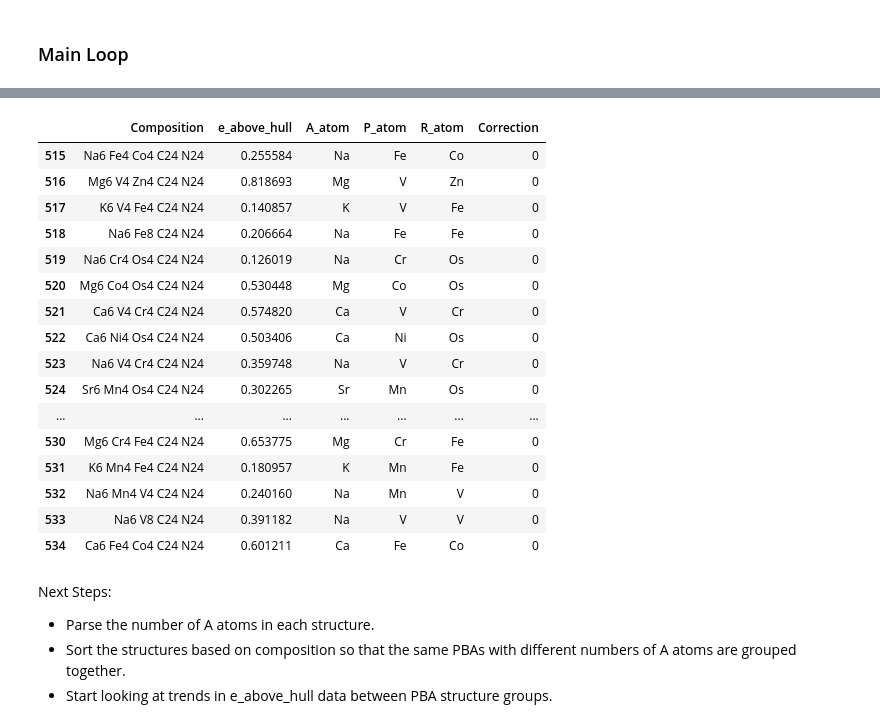
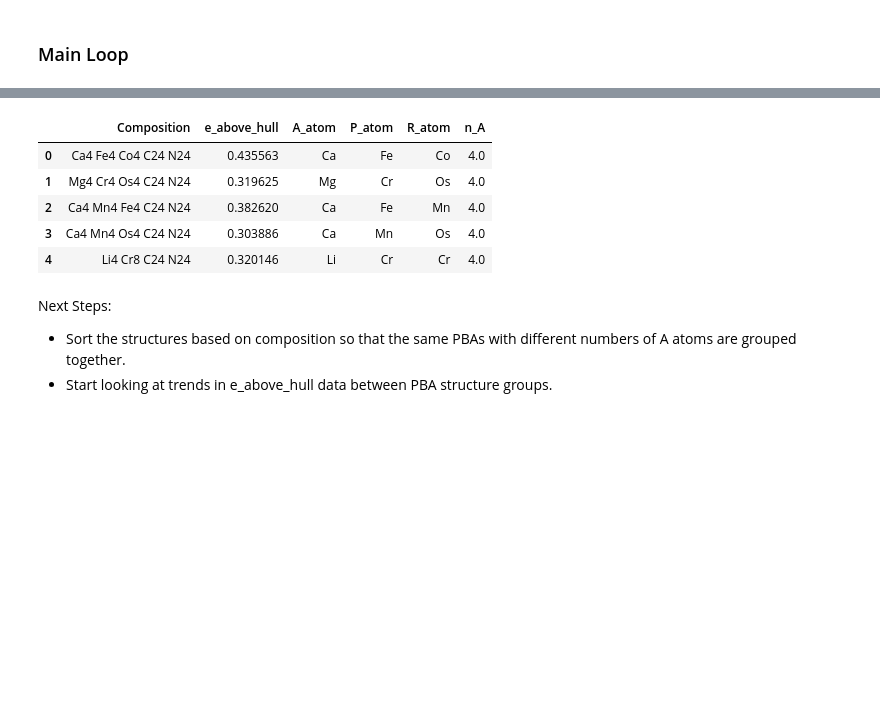
Before and after one commit to ewoodbury/my_pba_analysis, a Jupyter notebook: 01 - E Above Hull Analysis.ipynb, the cells around one changed output, grey strips where cells are left out. Cells and saved outputs as stored; diff of their text form; code cells hidden in the pictures; blank space fills up the shorter version.

```diff
--- a/01 - E Above Hull Analysis.ipynb
+++ b/01 - E Above Hull Analysis.ipynb
@@ -670,25 +522,17 @@ pba_e_hull_df.tail(20)
-# %%
-pba_e_hull_df_old.tail(20)
-# %% [output]
-|  | Composition | e_above_hull | A_atom | P_atom | R_atom | Correction |
-| 515 | Na6 Fe4 Co4 C24 N24 | 0.255584 | Na | Fe | Co | 0 |
-| 516 | Mg6 V4 Zn4 C24 N24 | 0.818693 | Mg | V | Zn | 0 |
-| 517 | K6 V4 Fe4 C24 N24 | 0.140857 | K | V | Fe | 0 |
-| 518 | Na6 Fe8 C24 N24 | 0.206664 | Na | Fe | Fe | 0 |
-| 519 | Na6 Cr4 Os4 C24 N24 | 0.126019 | Na | Cr | Os | 0 |
-| 520 | Mg6 Co4 Os4 C24 N24 | 0.530448 | Mg | Co | Os | 0 |
-| 521 | Ca6 V4 Cr4 C24 N24 | 0.574820 | Ca | V | Cr | 0 |
-| 522 | Ca6 Ni4 Os4 C24 N24 | 0.503406 | Ca | Ni | Os | 0 |
-| 523 | Na6 V4 Cr4 C24 N24 | 0.359748 | Na | V | Cr | 0 |
-| 524 | Sr6 Mn4 Os4 C24 N24 | 0.302265 | Sr | Mn | Os | 0 |
-| ... | ... | ... | ... | ... | ... | ... |
-| 530 | Mg6 Cr4 Fe4 C24 N24 | 0.653775 | Mg | Cr | Fe | 0 |
-| 531 | K6 Mn4 Fe4 C24 N24 | 0.180957 | K | Mn | Fe | 0 |
-| 532 | Na6 Mn4 V4 C24 N24 | 0.240160 | Na | Mn | V | 0 |
-| 533 | Na6 V8 C24 N24 | 0.391182 | Na | V | V | 0 |
-| 534 | Ca6 Fe4 Co4 C24 N24 | 0.601211 | Ca | Fe | Co | 0 |
+# %%
+#Importing pba_e_hull_df back into the workspace:
+pba_e_hull_df = pd.read_csv('pba_e_hull_df.csv')
+pba_e_hull_df.drop('Unnamed: 0', axis = 1, inplace = True)
+# %%
+pba_e_hull_df.head()
+# %% [output]
+|  | Composition | e_above_hull | A_atom | P_atom | R_atom | n_A |
+| 0 | Ca4 Fe4 Co4 C24 N24 | 0.435563 | Ca | Fe | Co | 4.0 |
+| 1 | Mg4 Cr4 Os4 C24 N24 | 0.319625 | Mg | Cr | Os | 4.0 |
+| 2 | Ca4 Mn4 Fe4 C24 N24 | 0.382620 | Ca | Fe | Mn | 4.0 |
+| 3 | Ca4 Mn4 Os4 C24 N24 | 0.303886 | Ca | Mn | Os | 4.0 |
+| 4 | Li4 Cr8 C24 N24 | 0.320146 | Li | Cr | Cr | 4.0 |
 # %% [markdown]
 Next Steps:
-- Parse the number of A atoms in each structure.
 - Sort the structures based on composition so that the same PBAs with different numbers of A atoms are grouped together.
 - Start looking at trends in e_above_hull data between PBA structure groups.
```
Also changed, not shown: parts of 30 cells of this notebook.
